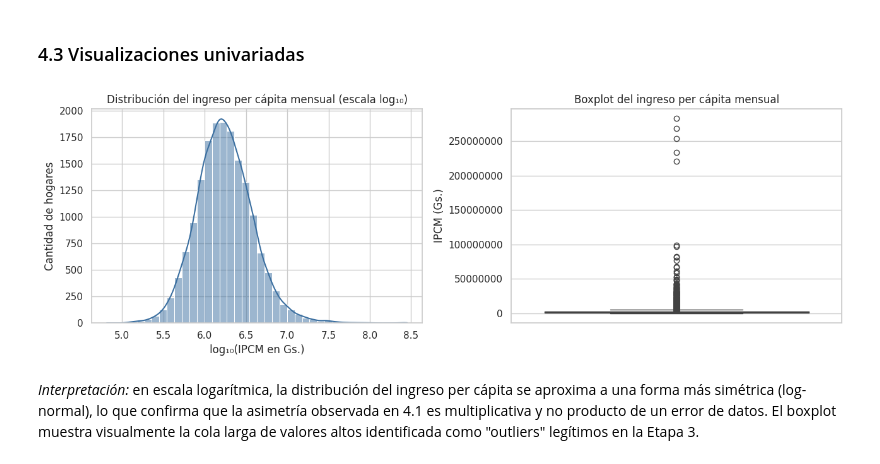
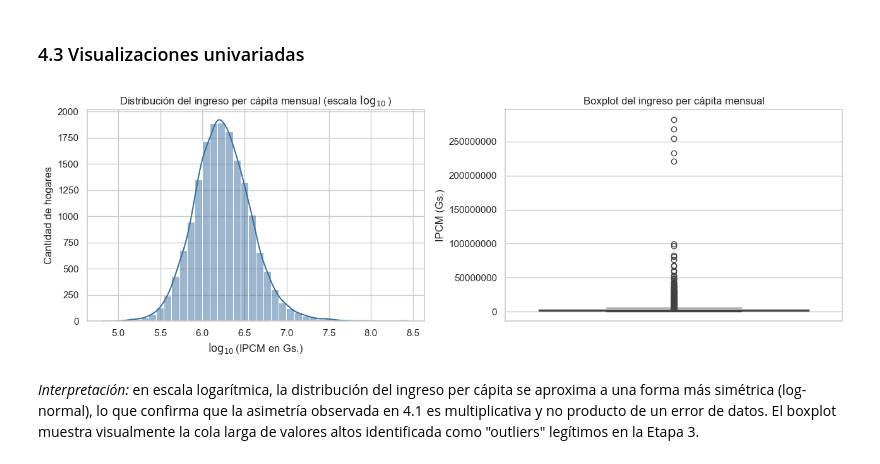
Before and after one commit to SrGustavo5610/DataScience, a Jupyter notebook: fase1/notebooks/Fase1_AccesoInternet.ipynb, the cells around one changed output. Cells and saved outputs as stored; diff of their text form; code cells hidden in the pictures.

```diff
--- a/fase1/notebooks/Fase1_AccesoInternet.ipynb
+++ b/fase1/notebooks/Fase1_AccesoInternet.ipynb
@@ -626,21 +626,21 @@ Los 3 departamentos más representados concentran el 36.1% de los hogares.
 # %%
 fig, axes = plt.subplots(1, 2, figsize=(13, 4.5))
 
 sns.histplot(np.log10(df["IPCM"]), bins=40, kde=True, ax=axes[0], color="#3b6fa0")
-axes[0].set_title("Distribución del ingreso per cápita mensual (escala log₁₀)")
-axes[0].set_xlabel("log₁₀(IPCM en Gs.)")
+axes[0].set_title(r"Distribución del ingreso per cápita mensual (escala $\log_{10}$)")
+axes[0].set_xlabel(r"$\log_{10}$(IPCM en Gs.)")
 axes[0].set_ylabel("Cantidad de hogares")
 
 sns.boxplot(y=df["IPCM"], ax=axes[1], color="#3b6fa0")
 axes[1].set_title("Boxplot del ingreso per cápita mensual")
 axes[1].set_ylabel("IPCM (Gs.)")
 axes[1].ticklabel_format(style="plain", axis="y")
 
 plt.tight_layout()
 plt.savefig(f"{OUTPUT_DIR}/fig1_distribucion_ipcm.png", bbox_inches="tight")
 plt.show()
 # %% [output]
-[figure, old version]
+[figure, new version]
 # %% [markdown]
 *Interpretación:* en escala logarítmica, la distribución del ingreso per cápita se aproxima a una forma más simétrica (log-normal), lo que confirma que la asimetría observada en 4.1 es multiplicativa y no producto de un error de datos. El boxplot muestra visualmente la cola larga de valores altos identificada como "outliers" legítimos en la Etapa 3.
 # %%
```
Also changed, not shown: parts of 9 cells of this notebook, 24 other files.
